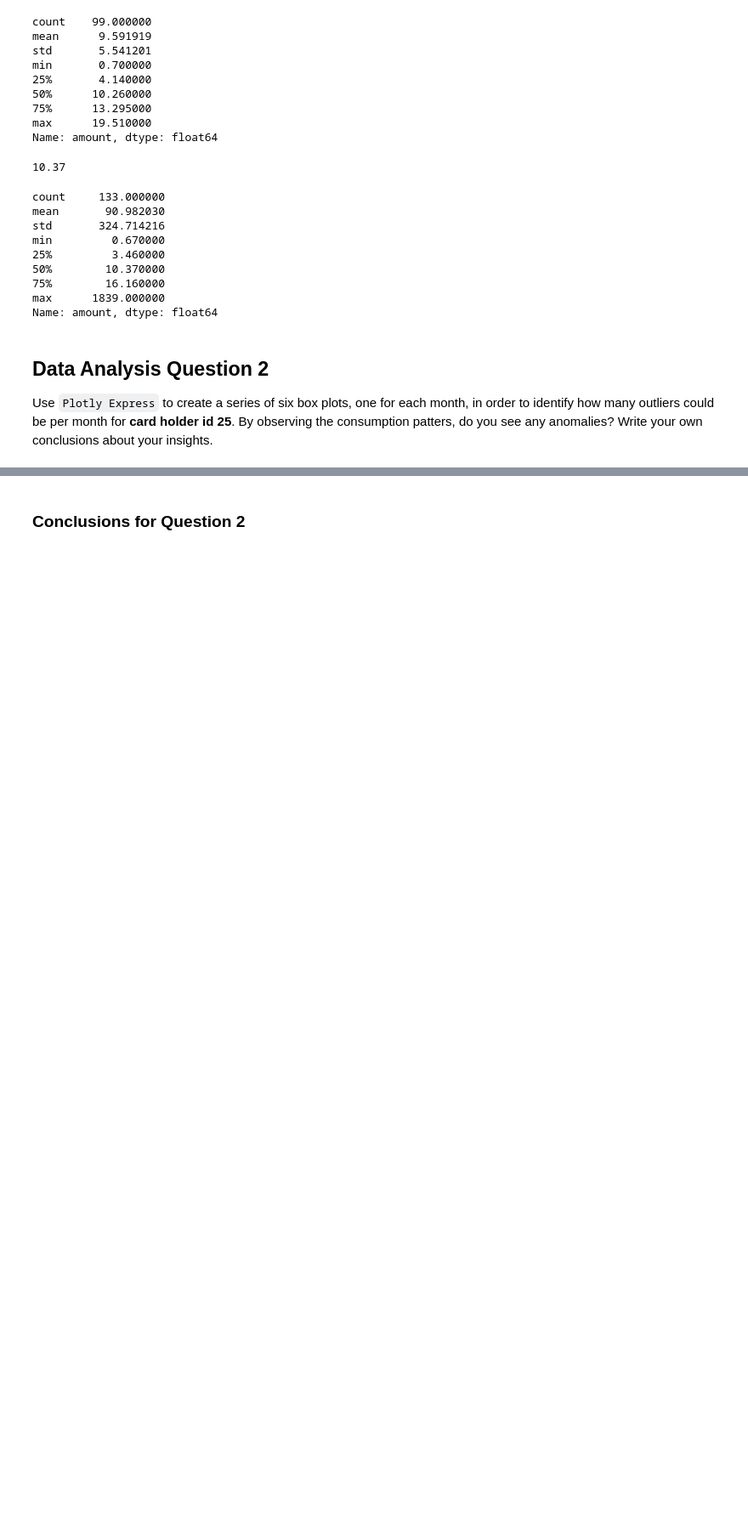
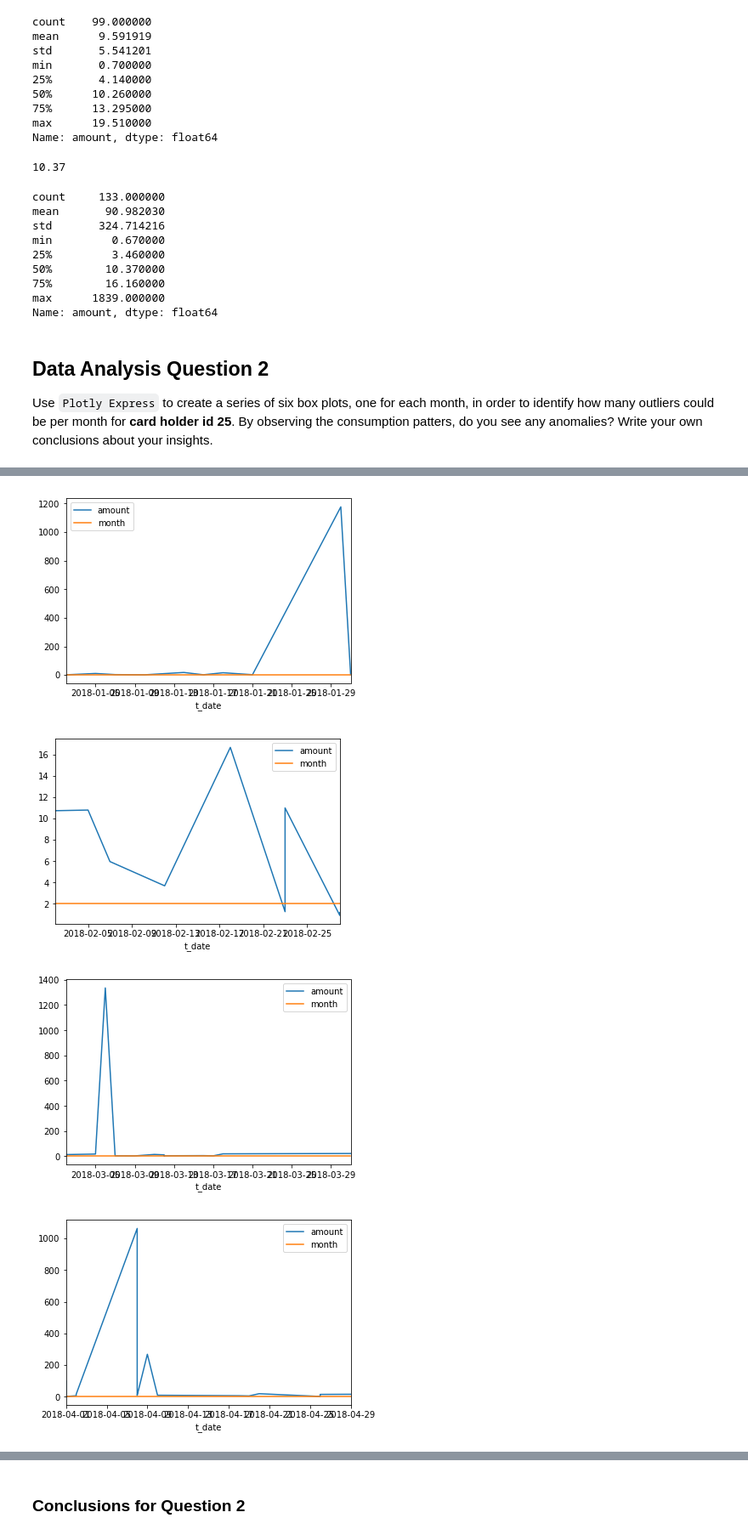
Before and after one commit to GonzaloGarciaContreras/hw07-sql-credit-card, a Jupyter notebook: ggc_visual_data_analysis.ipynb, the cells around one changed output, grey strips where cells are left out. Shown at 85% size. Cells and saved outputs as stored; diff of their text form; code cells hidden in the pictures; blank space fills up the shorter version.

```diff
--- a/ggc_visual_data_analysis.ipynb
+++ b/ggc_visual_data_analysis.ipynb
@@ -200,0 +195,19 @@ max      1839.000000
+# %%
+# loading data of daily transactions from jan to jun 2018 for card holder 25
+query = """
+    SELECT t_date, amount
+    FROM transaction
+    JOIN credit_card
+    ON transaction.card_id = credit_card.card_id
+    WHERE card_holder_id = 25 and t_date BETWEEN '2018/01/01' AND '2018/06/30'
+    ORDER BY t_date;
+    """
+
+# Load data into the DataFrame using the read_sql() method from pandas
+trans_jan_jun_df = pd.read_sql(query, engine)
+
+#add a month column
+trans_jan_jun_df['month'] = pd.DatetimeIndex(trans_jan_jun_df['t_date']).month
+
+# Show the data of the new DataFrame
+trans_jan_jun_df.tail()
@@ -200,0 +221,13 @@ max      1839.000000
+# %%
+# Option 1 - Simple visualization
+
+def monthly_plot(month):
+    trans_jan_jun_df[(trans_jan_jun_df['month'] == month)].set_index("t_date").plot()
+# %%
+for month in range (1,7):
+    monthly_plot(month)
+# %% [output]
+[figure, added]
+[figure, added]
+[figure, added]
+[figure, added]
```
Also changed, not shown: parts of 20 cells of this notebook.
